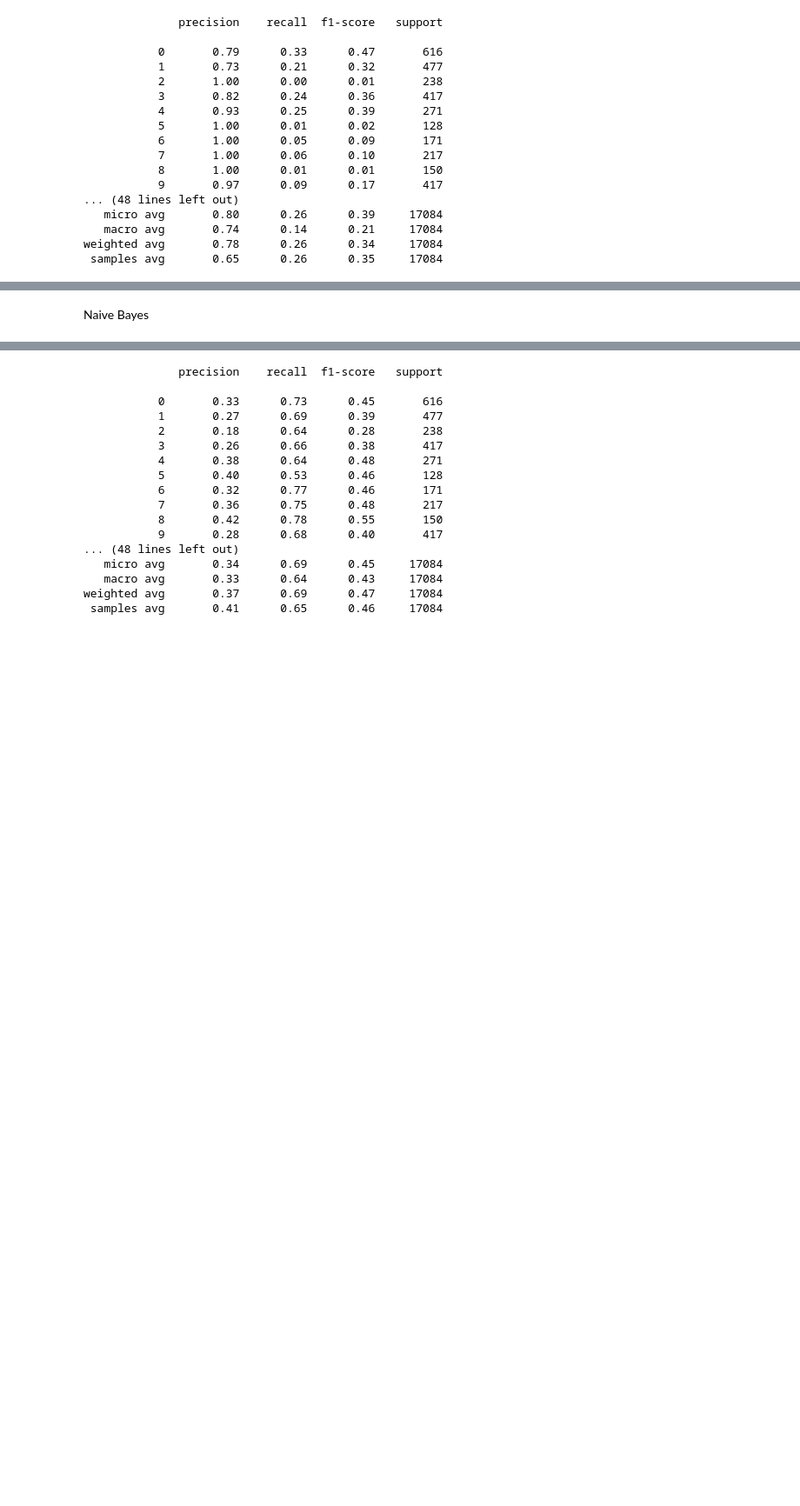
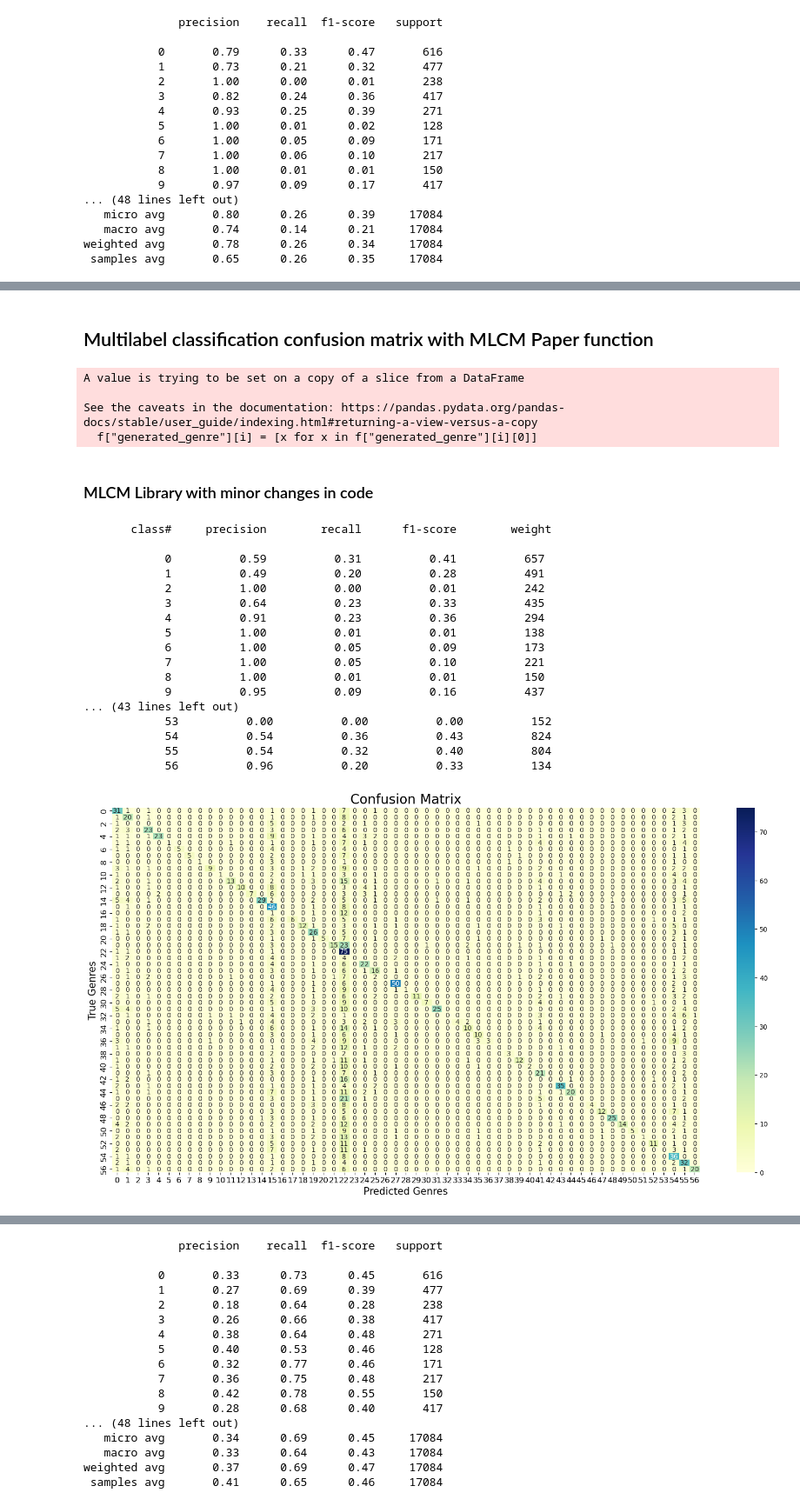
Before and after one commit to MatthiasRemta/NLP_Project, a Jupyter notebook: Logistic_Regression_try_balanced.ipynb, the cells around one changed output, grey strips where cells are left out. Shown at 87% size. Drawn from its saved outputs; the diff is of its cells as text; code cells hidden in the pictures; blank space fills up the shorter version.

```diff
--- a/Logistic_Regression_try_balanced.ipynb
+++ b/Logistic_Regression_try_balanced.ipynb
@@ -209,5 +209,20 @@ f.head(10)
 | 7 | innocent beautiful girl linnea re... | [(drama,)] | 12077 | 1823034 | innocent beautiful girl linnea re... | Kvinnorna på taket | [drama, period piece, coming of age] |
 | 8 | former oss officer alan holiday v... | [(drama,)] | 7066 | 13665311 | former oss officer alan holiday v... | Night Train To Paris | [thriller, political, spy] |
 | 9 | film begins graduate student teri... | [()] | 4329 | 1232088 | film begins graduate student teri... | Project X | [thriller, science fiction, adven... |
-# %% [markdown]
-Naive Bayes
+# %% [markdown]
+## Multilabel classification confusion matrix with MLCM Paper function
+# %%
+
+#clean lists
+for i in range(len(f["generated_genre"])):
+    f["generated_genre"][i] = [x for x in f["generated_genre"][i][0]]
+
+#sort lists in genre alphabetically
+f["genre"] = f["genre"].apply(lambda x: sorted(x))
+# %% [output]
+A value is trying to be set on a copy of a slice from a DataFrame
+
+See the caveats in the documentation: https://pandas.pydata.org/pandas-docs/stable/user_guide/indexing.html#returning-a-view-versus-a-copy
+  f["generated_genre"][i] = [x for x in f["generated_genre"][i][0]]
+# %% [markdown]
+### MLCM Library with minor changes in code
@@ -213,0 +232,43 @@ Naive Bayes
+# %%
+conf_mat,normal_conf_mat = mlcm.cm(yval,y_pred,False)
+
+one_vs_rest = mlcm.stats(conf_mat,False)
+
+#colnames = unique_genre + ['NPL']
+#rownames = unique_genre + ['NTL']
+
+
+#make dataframe from confusion matrix
+df_confusion = pd.DataFrame(normal_conf_mat)
+#drop last column
+df_confusion = df_confusion.iloc[:-1,:-1]
+
+
+#plot df_confusion
+plt.figure(figsize = (20,10))
+sns.heatmap(df_confusion, annot=True, cmap="YlGnBu")
+plt.title('Confusion Matrix', fontsize=20)
+plt.xlabel('Predicted Genres', fontsize=15)
+plt.ylabel('True Genres', fontsize=15)
+plt.xticks(fontsize=12)
+plt.yticks(fontsize=12)
+plt.show()
+# %% [output]
+       class#     precision        recall      f1-score        weight
+
+            0          0.59          0.31          0.41          657
+            1          0.49          0.20          0.28          491
+            2          1.00          0.00          0.01          242
+            3          0.64          0.23          0.33          435
+            4          0.91          0.23          0.36          294
+            5          1.00          0.01          0.01          138
+            6          1.00          0.05          0.09          173
+            7          1.00          0.05          0.10          221
+            8          1.00          0.01          0.01          150
+            9          0.95          0.09          0.16          437
+... (43 lines left out)
+            53          0.00          0.00          0.00          152
+            54          0.54          0.36          0.43          824
+            55          0.54          0.32          0.40          804
+            56          0.96          0.20          0.33          134
+[figure, added]
```
Also changed, not shown: parts of 18 cells of this notebook, 3 other files.
